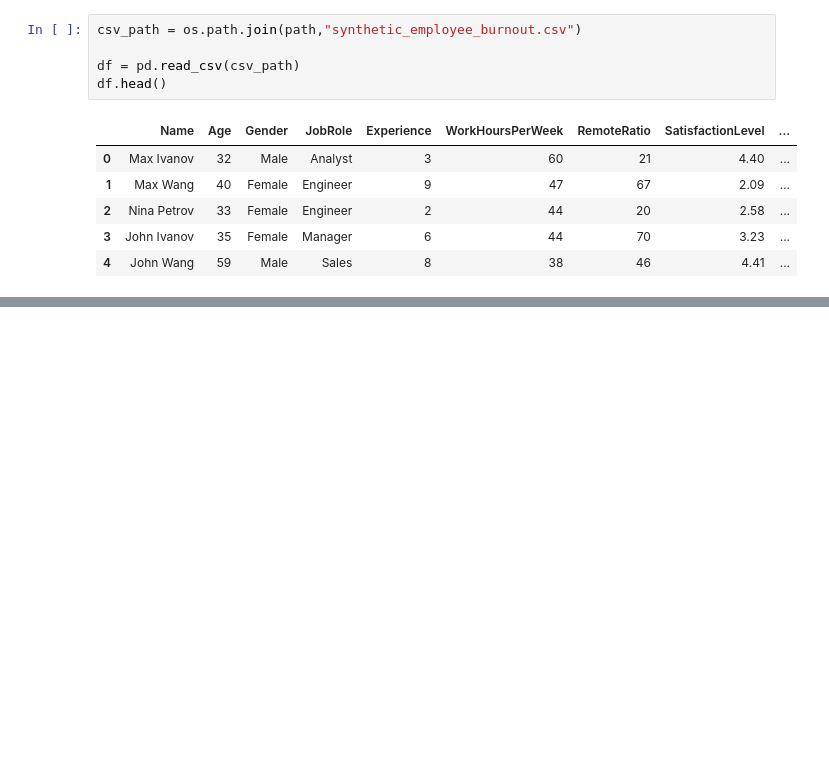
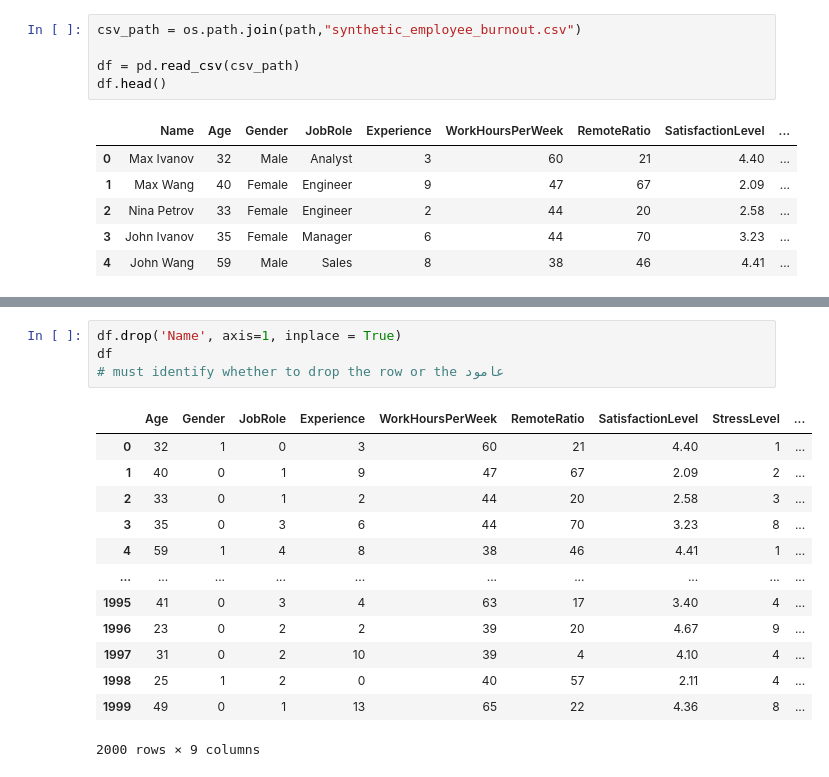
Before and after one commit to 7mid056/synthetic_employee_burnout, a Jupyter notebook: synthetic_employee_burnout.ipynb, the cells around one changed output, grey strips where cells are left out. Saved outputs shown, nothing was run; the diff lists cells and outputs as text; blank space fills up the shorter version.

```diff
--- a/synthetic_employee_burnout.ipynb
+++ b/synthetic_employee_burnout.ipynb
@@ -27,0 +123,18 @@ df.head()
+# %%
+df.drop('Name', axis=1, inplace = True)
+df
+# must identify whether to drop the row or the عامود
+# %% [output]
+|  | Age | Gender | JobRole | Experience | WorkHoursPerWeek | RemoteRatio | SatisfactionLevel | StressLevel | ... |
+| 0 | 32 | 1 | 0 | 3 | 60 | 21 | 4.40 | 1 | ... |
+| 1 | 40 | 0 | 1 | 9 | 47 | 67 | 2.09 | 2 | ... |
+| 2 | 33 | 0 | 1 | 2 | 44 | 20 | 2.58 | 3 | ... |
+| 3 | 35 | 0 | 3 | 6 | 44 | 70 | 3.23 | 8 | ... |
+| 4 | 59 | 1 | 4 | 8 | 38 | 46 | 4.41 | 1 | ... |
+| ... | ... | ... | ... | ... | ... | ... | ... | ... | ... |
+| 1995 | 41 | 0 | 3 | 4 | 63 | 17 | 3.40 | 4 | ... |
+| 1996 | 23 | 0 | 2 | 2 | 39 | 20 | 4.67 | 9 | ... |
+| 1997 | 31 | 0 | 2 | 10 | 39 | 4 | 4.10 | 4 | ... |
+| 1998 | 25 | 1 | 2 | 0 | 40 | 57 | 2.11 | 4 | ... |
+| 1999 | 49 | 0 | 1 | 13 | 65 | 22 | 4.36 | 8 | ... |
+2000 rows × 9 columns
```
Also changed, not shown: parts of 19 cells of this notebook.
